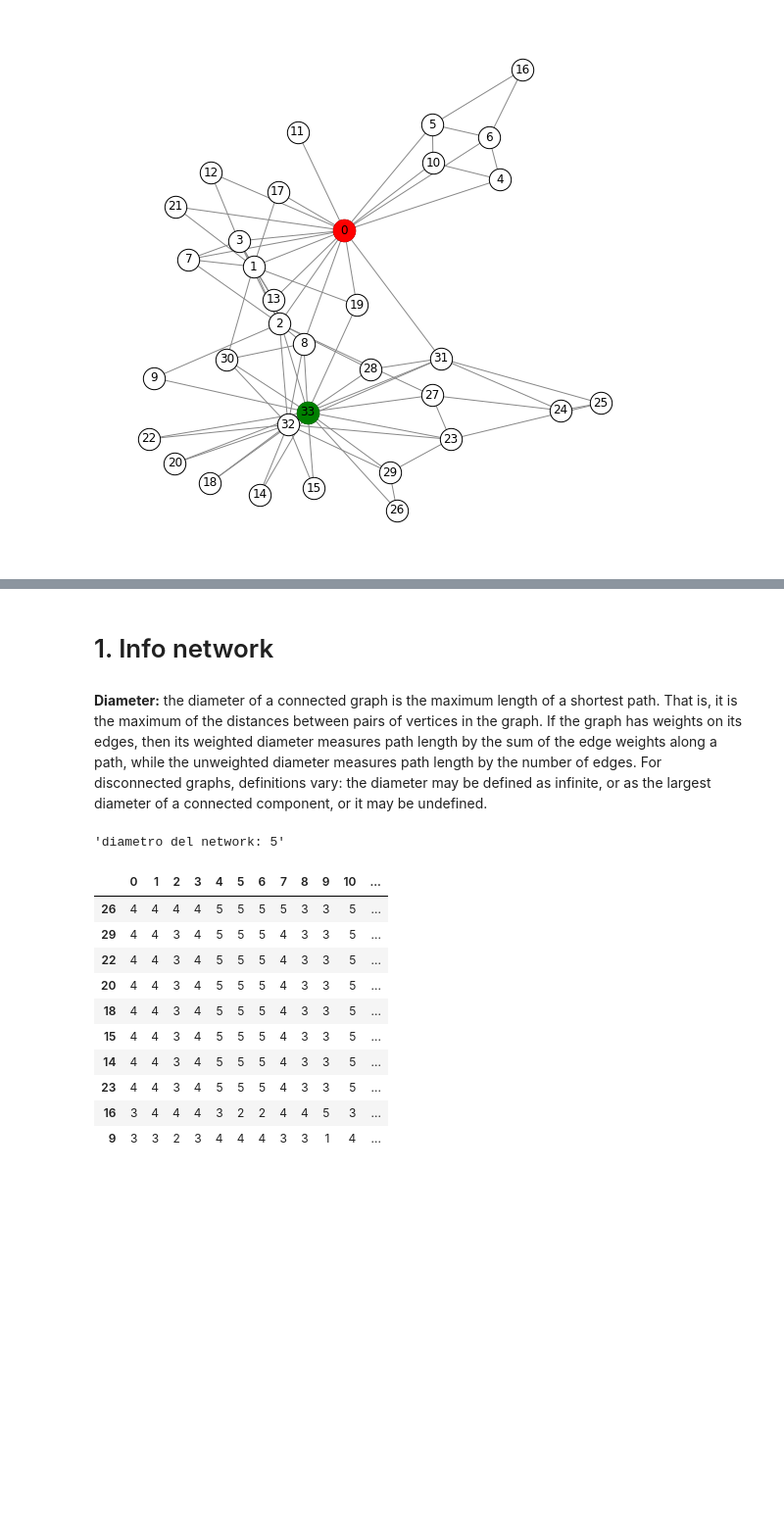
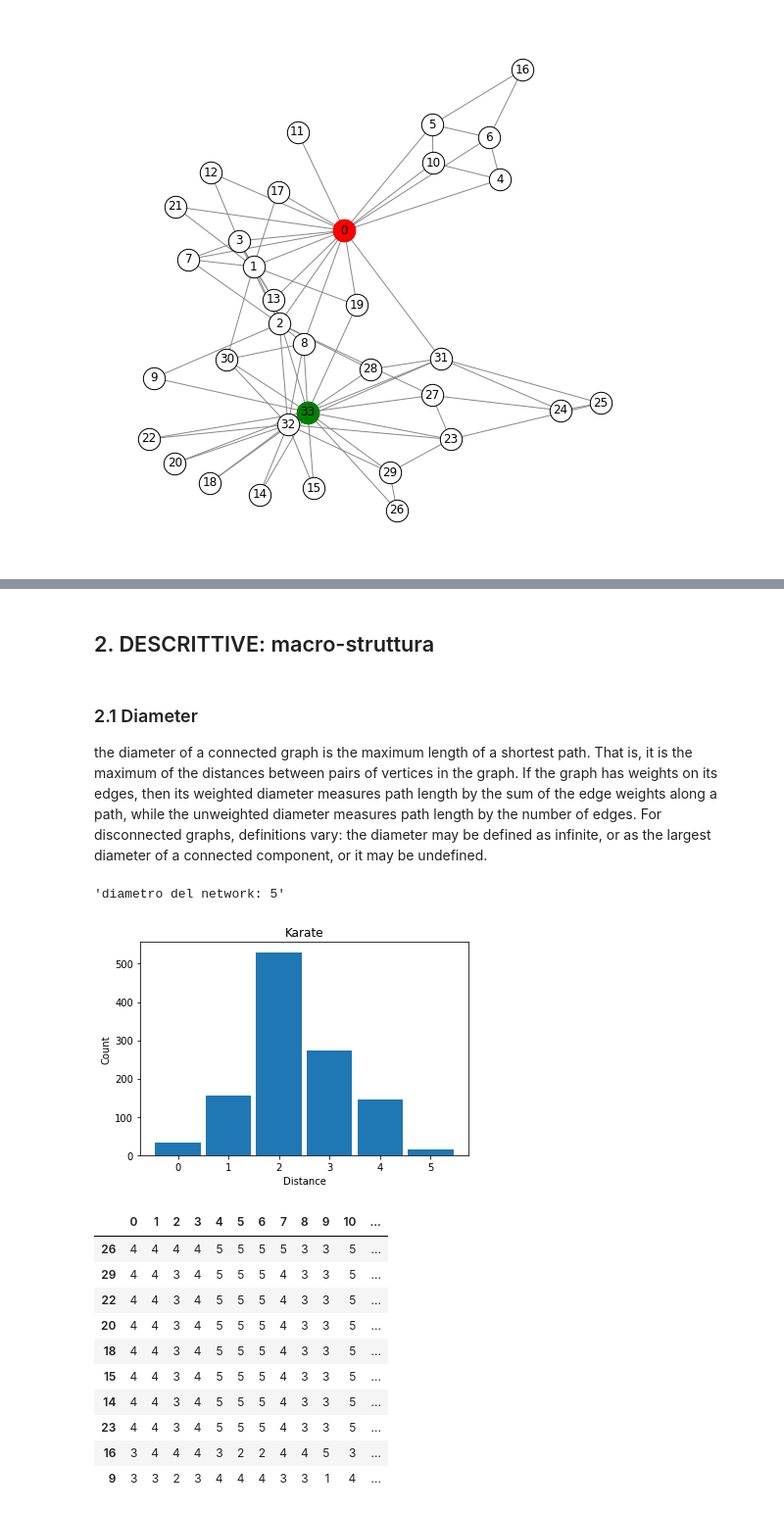
Before and after one commit to alkaest2002/ABGrid, a Jupyter notebook: materials/course 101/zachary karate club.ipynb, the cells around one changed output, grey strips where cells are left out. Shown: that part at 98% size. Saved outputs shown, nothing was run; the diff lists cells and outputs as text; code cells hidden in the pictures; blank space fills up the shorter version.

```diff
--- a/materials/course 101/zachary karate club.ipynb
+++ b/materials/course 101/zachary karate club.ipynb
@@ -92,10 +150,31 @@ nx.draw_networkx_labels(G, weighted_pos);
 # %% [markdown]
-# 1. Info network
+## 2. DESCRITTIVE: macro-struttura
 # %% [markdown]
-<b>Diameter:</b> the diameter of a connected graph is the maximum length of a shortest path. That is, it is the maximum of the distances between pairs of vertices in the graph. If the graph has weights on its edges, then its weighted diameter measures path length by the sum of the edge weights along a path, while the unweighted diameter measures path length by the number of edges. For disconnected graphs, definitions vary: the diameter may be defined as infinite, or as the largest diameter of a connected component, or it may be undefined.
+### 2.1 Diameter
+the diameter of a connected graph is the maximum length of a shortest path. That is, it is the maximum of the distances between pairs of vertices in the graph. If the graph has weights on its edges, then its weighted diameter measures path length by the sum of the edge weights along a path, while the unweighted diameter measures path length by the number of edges. For disconnected graphs, definitions vary: the diameter may be defined as infinite, or as the largest diameter of a connected component, or it may be undefined.
 # %%
 diameter = nx.diameter(G)
 f"diametro del network: {diameter}"
 # %% [output]
 'diametro del network: 5'
+# %%
+# DISTRIBUZIONE DELLA LUNGHEZZA DEI PERCORSI
+def crawl(o):
+    if type(o) is dict:
+        return crawl(o.values())
+    return list(o)
+
+def path_length_histogram(G, title=None):
+    length_source_target = dict(nx.shortest_path_length(G))
+    all_shortest = sum(map(crawl, length_source_target.values()),[])
+    high = max(all_shortest)
+    bins = [-0.5 + i for i in range(high + 2)]
+    plt.hist(all_shortest, bins=bins, rwidth=.9)
+    plt.title(title)
+    plt.xlabel("Distance")
+    plt.ylabel("Count")
+
+path_length_histogram(G, title="Karate")
+# %% [output]
+[figure, added]
 # %%
```
Also changed, not shown: parts of 45 cells of this notebook, 3 other files.
